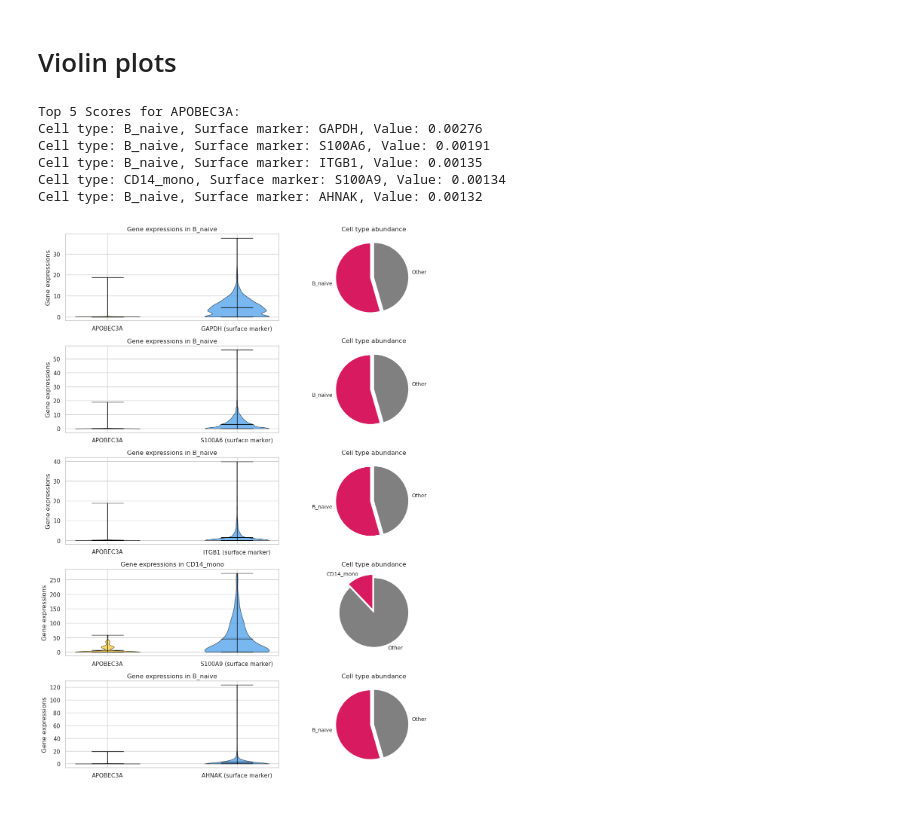
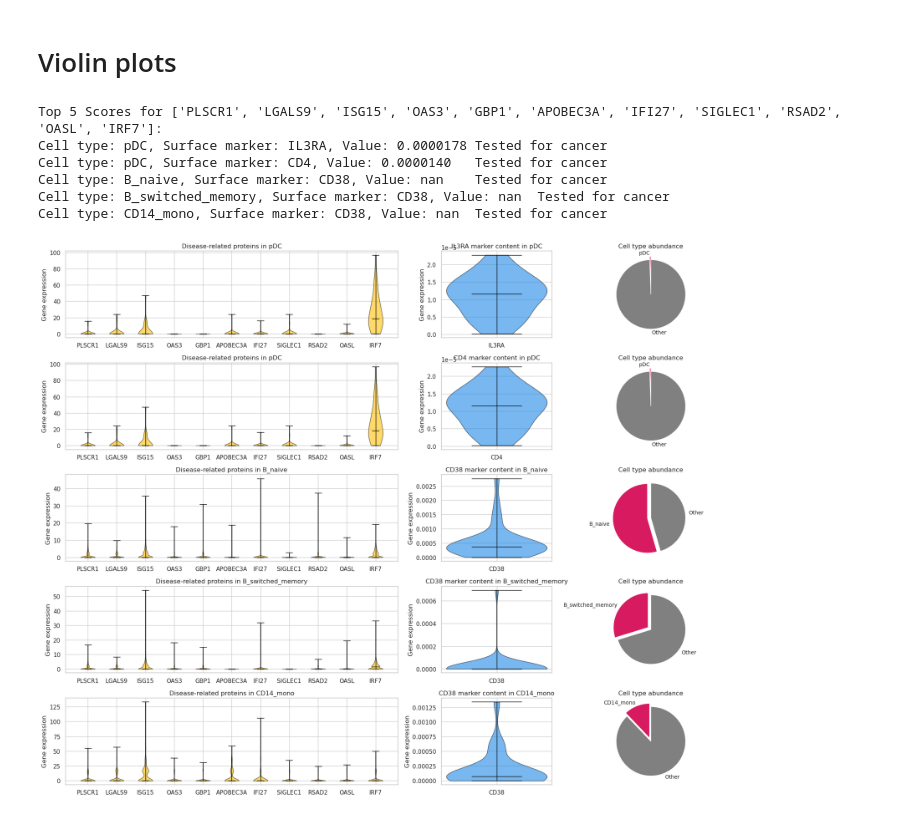
Before and after one commit to Norange01/scRNA-seq_Analysis, a Jupyter notebook: CAR T-Cell Therapy Target Assessment.ipynb, the cells around one changed output. Cells and saved outputs as stored; diff of their text form; code cells hidden in the pictures.

Commit message:
Removes unnecessary genes

```diff
--- a/CAR T-Cell Therapy Target Assessment.ipynb
+++ b/CAR T-Cell Therapy Target Assessment.ipynb
@@ -601,65 +599,87 @@ import seaborn as sns
 import pandas as pd
 import numpy as np
 
-n=5
+only_famous_targets=True
+
+# Assuming the necessary variables (adata, cellMatrix, cellTypes, surf_markers, etc.) are defined elsewhere
 
 # Get top n scores in averagedMatrix with column and index names
-top_scores = markers_averagedMatrix.unstack().sort_values(ascending=False).head(n)
+if(only_famous_targets):
+    usedMarkers_averagedMatrix=averagedMatrix.loc[:, averagedMatrix.columns.isin(repurposableTargets)].copy()
+    top_scores = usedMarkers_averagedMatrix.unstack().sort_values(ascending=False).head(n)
+else:
+    top_scores = markers_averagedMatrix.unstack().sort_values(ascending=False).head(n)
+
 top_info = [(index[1], index[0], value) for index, value in top_scores.items()]
 
 # Display the top n scores with column and index names
-print("Top " + str(n) + " Scores for " + upregProt + ":")
-fig, axs = plt.subplots(nrows=n, ncols=2, figsize=(12, 3*n))
+print("Top " + str(n) + " Scores for " + str(upregProts) + ":")
+fig, axs = plt.subplots(nrows=n, ncols=3, figsize=(18, 3*n), gridspec_kw={'width_ratios': [3, 1,1]})
 i = 0
 
 for col, idx, val in top_info:
     if idx in repurposableTargets:
         repurp = "\tTested for cancer"
     else:
         repurp = ""
 
     # Get the data to be plotted in the violin plot
-    violin_data_1 = cellMatrix.loc[cellMatrix['cell_type'] == col, upregProt]
-    violin_data_2 = cellMatrix.loc[cellMatrix['cell_type'] == col, idx]
+    violin_data_1 = [cellMatrix.loc[cellMatrix['cell_type'] == col, prot] for prot in upregProts]
+    violin_data_2 = markers_averagedMatrix.loc[col, :].dropna()
 
-    # Plot the combined violin plot
-    violin_parts = axs[i, 0].violinplot([violin_data_1, violin_data_2], showmeans=True, showextrema=True)
-    axs[i, 0].set_xticks([1, 2])  # Set ticks for two categories
-    axs[i, 0].set_xticklabels([upregProt, idx+" (surface marker)"])  # Labels for each category
-    axs[i, 0].set_title("Gene expressions in " + col)
-    axs[i, 0].set_ylabel("Gene expressions")
+    # Plot the combined violin plot for multiple upregProts
+    violin_parts_1 = axs[i, 0].violinplot(violin_data_1, showmedians=True, showextrema=True)
+    axs[i, 0].set_xticks(np.arange(1, len(upregProts) + 1))
+    axs[i, 0].set_xticklabels(upregProts)
+    axs[i, 0].set_title("Disease-related proteins in " + col)
+    axs[i, 0].set_ylabel("Gene expression")
 
     # Customize violin plot colors
-    colors = ['#FFC107', '#1E88E5']
-    for j, pc in enumerate(violin_parts['bodies']):
-        pc.set_facecolor(colors[j])
+    for j, pc in enumerate(violin_parts_1['bodies']):
+        pc.set_facecolor('#FFC107')
         pc.set_edgecolor('black')
         pc.set_alpha(0.6)
 
-    # Customize other parts of the violin plot
-    for partname in ('cbars', 'cmins', 'cmaxes', 'cmeans'):
-        vp = violin_parts[partname]
+    for partname in ('cbars', 'cmins', 'cmaxes', 'cmedians'):
+        vp = violin_parts_1[partname]
+        vp.set_edgecolor('black')
+        vp.set_linewidth(1)
+
+    # Plot the second violin plot
+    violin_parts_2 = axs[i, 1].violinplot([violin_data_2], showmedians=True, showextrema=True)
+    axs[i, 1].set_xticks([1])
+    axs[i, 1].set_xticklabels([idx])
+    axs[i, 1].set_title(idx + " marker content in " + col)
+    axs[i, 1].set_ylabel("Gene expression")
+
+    for pc in violin_parts_2['bodies']:
+        pc.set_facecolor('#1E88E5')
+        pc.set_edgecolor('black')
+        pc.set_alpha(0.6)
+
+    for partname in ('cbars', 'cmins', 'cmaxes', 'cmedians'):
+        vp = violin_parts_2[partname]
         vp.set_edgecolor('black')
         vp.set_linewidth(1)
 
     # Plot the pie chart
-    piechart = axs[i, 1].pie([sums_norm[cellTypes.index(col)], 1 - sums_norm[cellTypes.index(col)]],
+    piechart = axs[i, 2].pie([sums_norm[cellTypes.index(col)], 1 - sums_norm[cellTypes.index(col)]],
                              labels=[col, "Other"], colors=['#D81B60', 'grey'],
                              startangle=90, explode=[0.1, 0],
                              textprops={'size': 'smaller'})
-    axs[i, 1].set_title("Cell type abundance")
+    axs[i, 2].set_title("Cell type abundance")
 
-    print(f"Cell type: {col}, Surface marker: {idx}, Value: {val:.5f}" + repurp)
+    print(f"Cell type: {col}, Surface marker: {idx}, Value: {val:.7f}" + repurp)
     i += 1
 
 plt.tight_layout()
 plt.show()
 fig.savefig(dataset + "_" + upregProt + "_violin.png")
 # %% [output]
-Top 5 Scores for APOBEC3A:
-Cell type: B_naive, Surface marker: GAPDH, Value: 0.00276
-Cell type: B_naive, Surface marker: S100A6, Value: 0.00191
-Cell type: B_naive, Surface marker: ITGB1, Value: 0.00135
-Cell type: CD14_mono, Surface marker: S100A9, Value: 0.00134
-Cell type: B_naive, Surface marker: AHNAK, Value: 0.00132
+Top 5 Scores for ['PLSCR1', 'LGALS9', 'ISG15', 'OAS3', 'GBP1', 'APOBEC3A', 'IFI27', 'SIGLEC1', 'RSAD2', 'OASL', 'IRF7']:
+Cell type: pDC, Surface marker: IL3RA, Value: 0.0000178 Tested for cancer
+Cell type: pDC, Surface marker: CD4, Value: 0.0000140   Tested for cancer
+Cell type: B_naive, Surface marker: CD38, Value: nan    Tested for cancer
+Cell type: B_switched_memory, Surface marker: CD38, Value: nan  Tested for cancer
+Cell type: CD14_mono, Surface marker: CD38, Value: nan  Tested for cancer
-[figure, old version]
+[figure, new version]
```
Also changed, not shown: parts of 2 cells of this notebook.
